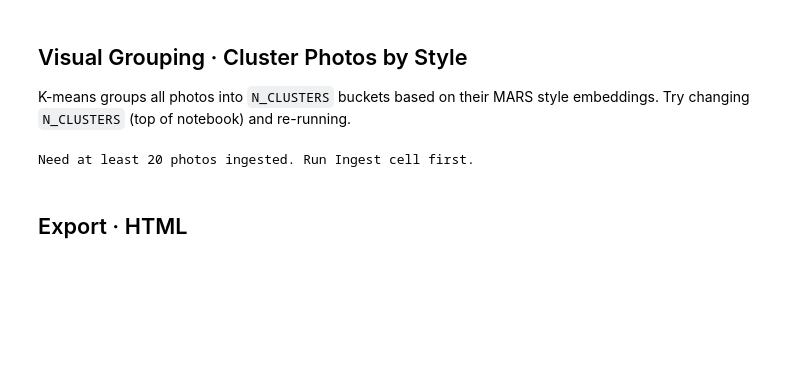
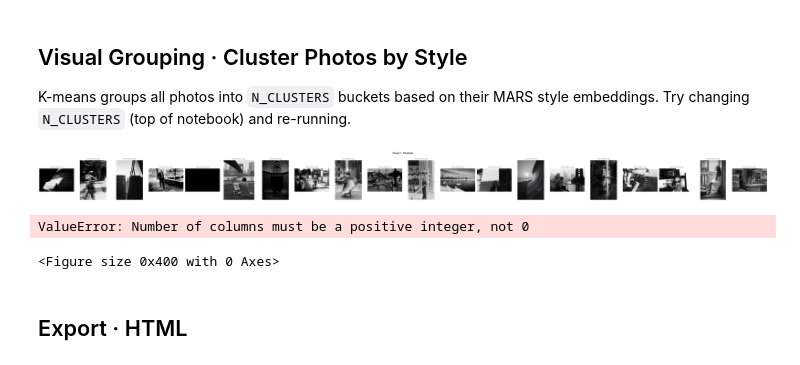
Before and after one commit to kinan/photo-pipeline, a Jupyter notebook: similarity_search_v2.ipynb, the cells around one changed output. Drawn from its saved outputs; the diff is of its cells as text; code cells hidden in the pictures; blank space fills up the shorter version.

```diff
--- a/similarity_search_v2.ipynb
+++ b/similarity_search_v2.ipynb
@@ -230,39 +245,45 @@ rows = con.execute(
     "SELECT photo_id, image_path, embedding FROM mars_embeddings ORDER BY photo_id"
 ).fetchall()
 
-if len(rows) < N_CLUSTERS:
-    print(f"Need at least {N_CLUSTERS} photos ingested. Run Ingest cell first.")
+n_clusters = min(N_CLUSTERS, len(rows))  # cap to available photos
+
+if len(rows) == 0:
+    print("No photos ingested yet. Run Ingest cell first.")
 else:
     paths  = [r[1] for r in rows]
-    # Embeddings are already L2-normalized, so K-means on them respects cosine similarity
     matrix = np.array([r[2] for r in rows], dtype=np.float32)
 
-    km = KMeans(n_clusters=N_CLUSTERS, random_state=42, n_init="auto")
+    km = KMeans(n_clusters=n_clusters, random_state=42, n_init="auto")
     labels = km.fit_predict(matrix)
 
-    clusters = {i: [] for i in range(N_CLUSTERS)}
+    clusters = {i: [] for i in range(n_clusters)}
     for label, path in zip(labels, paths):
         clusters[label].append(path)
 
     for cluster_id, cluster_paths in sorted(clusters.items()):
         n = len(cluster_paths)
+        if n == 0:
+            continue  # skip empty clusters (can occur with small photo sets)
+
         fig, axes = plt.subplots(1, n, figsize=(3 * n, 4))
         if n == 1:
             axes = [axes]
 
         for ax, img_path in zip(axes, cluster_paths):
             ax.imshow(Image.open(img_path), cmap="gray")
             ax.set_title(Path(img_path).name, fontsize=7, color="#555")
             ax.axis("off")
 
         fig.suptitle(
             f"Group {cluster_id + 1} · {n} photo{'s' if n != 1 else ''}",
             fontsize=11, fontweight="bold", y=1.02,
         )
         plt.tight_layout()
         plt.show()
 # %% [output]
+[figure, added]
-Need at least 20 photos ingested. Run Ingest cell first.
+ValueError: Number of columns must be a positive integer, not 0
+<Figure size 0x400 with 0 Axes>
 # %% [markdown]
 ## Export · HTML
 # %%
```
Also changed, not shown: parts of 4 cells of this notebook.
